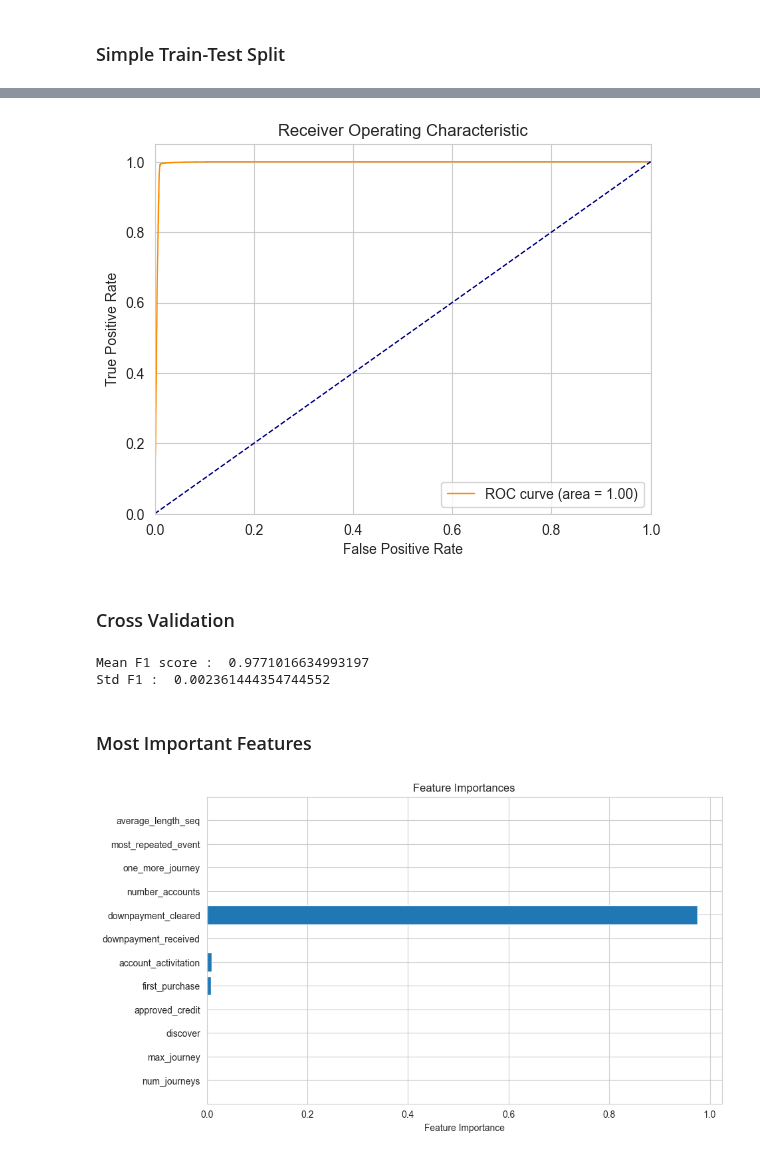
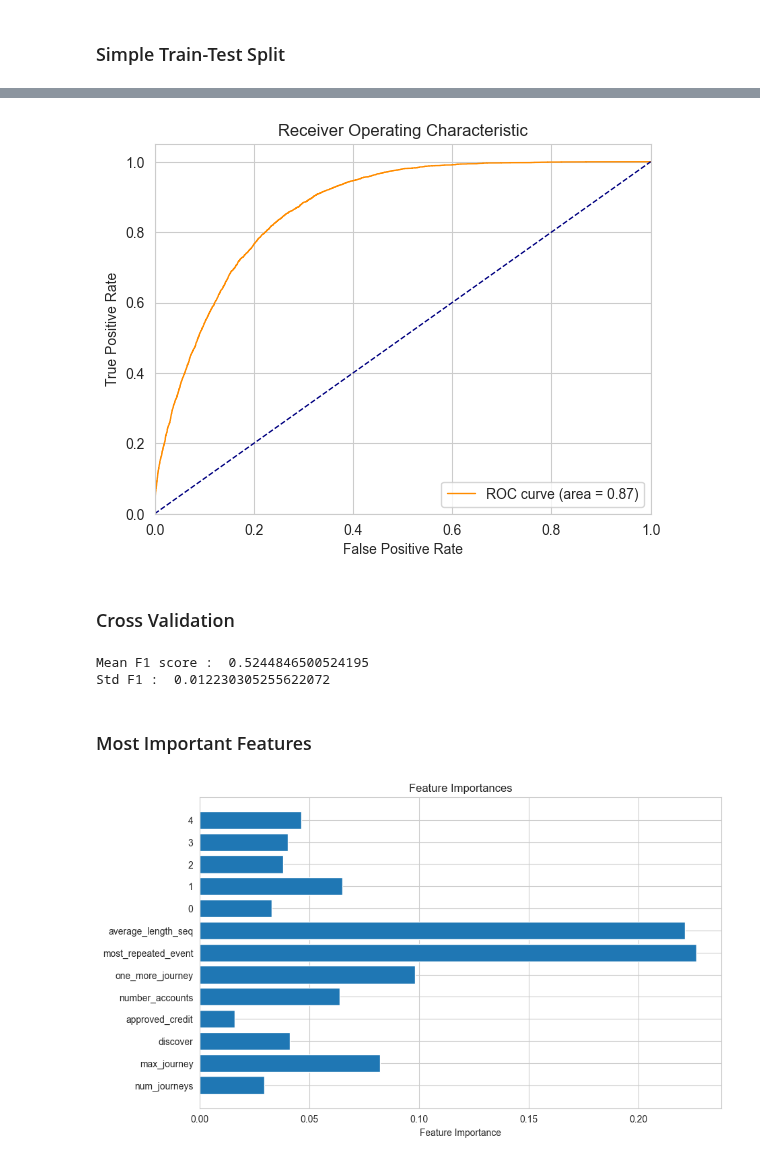
Before and after one commit to taroii/STATSM148, a Jupyter notebook: Python-Files/ Model-ClassificationCust-Axel.ipynb, the cells around one changed output, grey strips where cells are left out. Saved outputs shown, nothing was run; the diff lists cells and outputs as text; code cells hidden in the pictures.

```diff
--- a/Python-Files/ Model-ClassificationCust-Axel.ipynb
+++ b/Python-Files/ Model-ClassificationCust-Axel.ipynb
@@ -83,4 +83,5 @@ df_selected = df.loc[idxs]
 * First 5 events
 * max_milestone
 # %%
-df_prueba = df_selected.drop(columns=['first_5_events', 'max_milestone', 'downpayment_cleared', ])
+df_prueba = df_selected.drop(columns=['max_milestone', 'downpayment_cleared', 'first_purchase', 'downpayment_received', 'account_activitation'])
+df_prueba
@@ -103,13 +119,13 @@ class Embedding(nn.Module):
         return x
 # %%
 # Embed event id sequence into smaller dimension
-event_id = df_selected.first_5_events
+event_id = df_prueba.first_5_events
 event_id = torch.tensor(event_id.to_list()).float()
 emb = Embedding(5, 5)
 event_id = emb(event_id)
 # %%
 event_id_df = pd.DataFrame(event_id.detach().numpy())
-ori_dfx = df_selected.drop(columns='first_5_events').reset_index(drop=True)
+ori_dfx = df_prueba.drop(columns='first_5_events').reset_index(drop=True)
 new_dfx = pd.concat([ori_dfx, event_id_df], axis=1)
 new_dfx
 # %% [output]
@@ -131,7 +147,7 @@ new_dfx
 
 In this case we want the target to be **order_ships** as this is how we are defining a customer journey as successful or not.
 # %%
-df_final = df_prueba
+df_final = new_dfx
 # %%
 y = df_final['order_ships'].to_numpy()
 X = df_final.drop(columns=['order_ships']).to_numpy()
@@ -191,7 +207,7 @@ plt.title('Receiver Operating Characteristic')
 plt.legend(loc='lower right')
 plt.show()
 # %% [output]
-[figure, old version]
+[figure, new version]
 # %% [markdown]
 ### Cross Validation
 # %%
@@ -201,30 +217,33 @@ xgb = XGBClassifier(n_estimators=500,
                     n_jobs=-1,
                     random_state=2024)
 
-cv = StratifiedKFold(n_splits=10, shuffle=True, random_state=2024)
+cv = StratifiedKFold(n_splits=5, shuffle=True, random_state=2024)
 scores = cross_val_score(xgb, X, y, cv=cv, scoring='f1')
 
 print('Mean F1 score : ', scores.mean())
 print('Std F1 : ', scores.std())
 # %% [output]
-Mean F1 score :  0.9771016634993197
-Std F1 :  0.002361444354744552
+Mean F1 score :  0.5244846500524195
+Std F1 :  0.012230305255622072
 # %% [markdown]
 ### Most Important Features
 # %%
 # Train the model
-xgb = XGBClassifier(n_estimators=500, learning_rate=0.05, n_jobs=-1, random_state=2024)
+xgb = XGBClassifier(n_estimators=500,
+                    learning_rate=0.05,
+                    n_jobs=-1,
+                    random_state=2024)
 xgb.fit(X,y)
 
 # Columns
 x = list(df_final.drop(columns=['order_ships']).columns)
 x = [str(x_i) for x_i in x]
 
 # Plot the feature importances
 plt.figure(figsize=(10, 6))
 plt.barh(x, xgb.feature_importances_)
 plt.xlabel('Feature Importance')
 plt.title('Feature Importances')
 plt.show()
 # %% [output]
-[figure, old version]
+[figure, new version]
```
Also changed, not shown: parts of 4 cells of this notebook, 1 other file.
